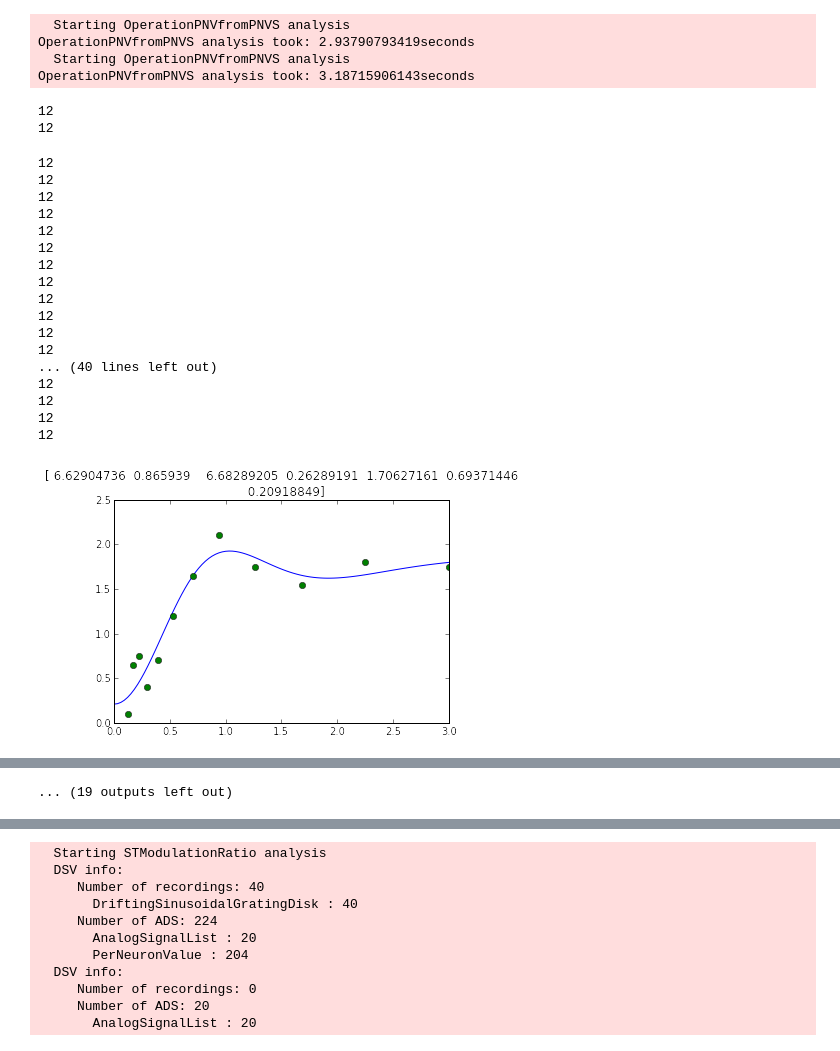
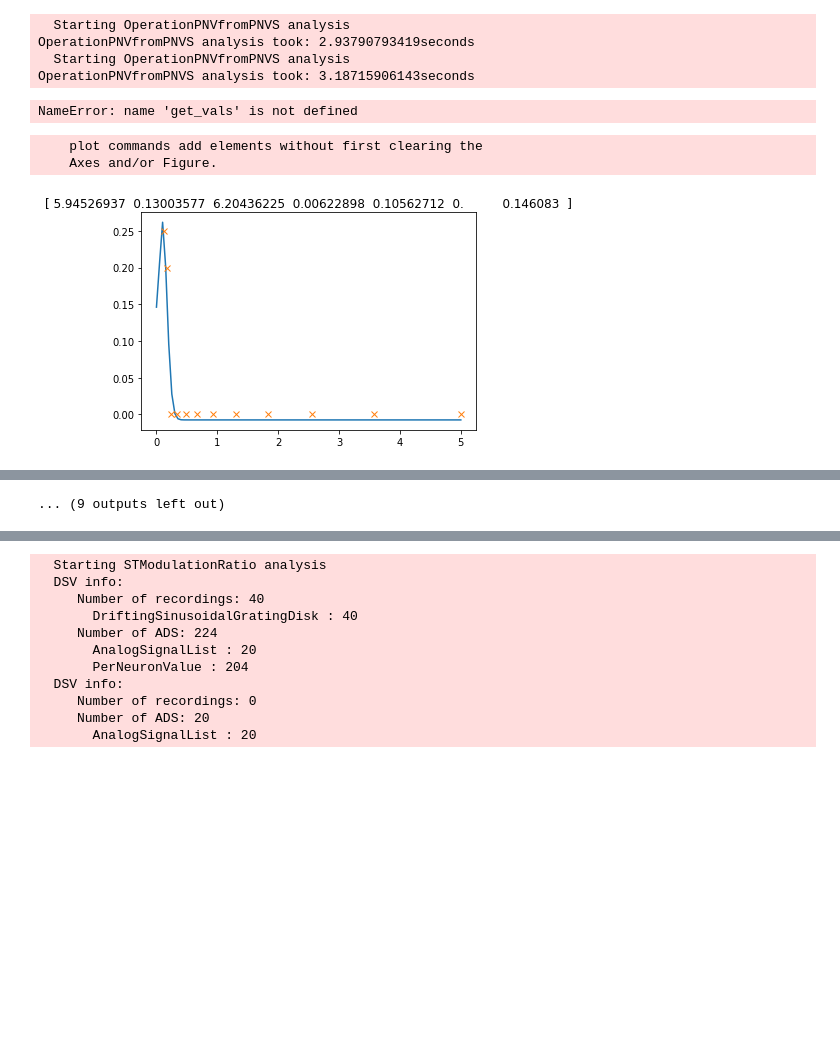
Before and after one commit to antolikjan/notebooks, a Jupyter notebook: size tuning.ipynb, the cells around one changed output, grey strips where cells are left out. Cells and saved outputs as stored; diff of their text form; code cells hidden in the pictures; blank space fills up the shorter version.

```diff
--- a/size tuning.ipynb
+++ b/size tuning.ipynb
@@ -4,9 +4,9 @@ import matplotlib.animation
 print matplotlib.animation.writers.list()
 print sys.path
 
-sys.path.insert(0,'/home/antolikjan/remote/cluster_UNIC/dev/pkg/mozaik/mozaik/')
-sys.path.insert(0,'/home/antolikjan/remote/cluster_UNIC/dev/pkg/mozaik/mozaik/contrib/')
-sys.path.insert(0,'/home/antolikjan/remote/cluster_UNIC/dev/pkg/mozaik/mozaik/contrib/PushPullCCLISSOMModelSSIzL23')
+sys.path.insert(0,'/home/antolikjan/projects/mozaikold/contrib/')
+#sys.path.insert(0,'/home/antolikjan/remote/cluster_UNIC/dev/pkg/mozaik/mozaik/contrib/')
+#sys.path.insert(0,'/home/antolikjan/remote/cluster_UNIC/dev/pkg/mozaik/mozaik/contrib/PushPullCCLISSOMModelSSIzL23')
 
 import numpy
 import mozaik
@@ -29,7 +29,9 @@ from mozaik.visualization.helper_functions import *
 
 setup_logging()
 
-data_store = PickledDataStore(load=True,parameters=ParameterSet({'root_directory':'/home/antolikjan/remote/cluster_UNIC/dev/pkg/mozaik/mozaik/contrib/New/20180714-191353[new_std_orf_large.defaults]CombinationParamSearch{13}/SelfSustainedPushPull_ParameterSearch_____sigma:1.2_base_weight:0.0014_size:0.17_K:1000_base_weight:0.0012_sigma:2.0_layer23_aff_ratio:0.25_tau_m:15.0_tau_syn_I:12.0_v_thresh:-54_density:2000_base_weight:0.0027_stdev:2.2','store_stimuli': False}),replace=True)
+#data_store = PickledDataStore(load=True,parameters=ParameterSet({'root_directory':'/home/antolikjan/DATA/LSV1M_FINAL/STC_SelfSustainedPushPull_ParameterSearch_____sigma:1.4_size:0.17_K:1000_base_weight:0.0005_tau_rec:30_base_weight:0.0009_tau_m:17.0_tau_syn_E:7.0_tau_syn_I:11.0_v_thresh:-53_density:1500_sx:4000_ExcInhAfferentRatio:1.0_base_weight:0.0021_stdev:2.2','store_stimuli': False}),replace=True)
+data_store = PickledDataStore(load=True,parameters=ParameterSet({'root_directory':'/home/jantolik/projects/mozaiknew/contrib/LSV1M_IDV/20200619-232048[param_large.defaults]CombinationParamSearch{14}/SelfSustainedPushPull_ParameterSearch_____arborization_scaler:1.0_arborization_constant:300_base_weight:0.0014_tau_rec:150_K:1480_tau_rec:10_base_weight:0.0009_tau_syn_E:7.5_tau_syn_I:13_density:600_sx:7000_base_weight:0.0021_tau_rec:15_stdev:1.5','store_stimuli': False}),replace=True)
+
 
 NeuronAnnotationsToPerNeuronValues(data_store,ParameterSet({})).analyse()
 analog_ids = param_filter_query(data_store,sheet_name="V1_Exc_L4").get_segments()[0].get_stored_esyn_ids()
@@ -81,8 +67,8 @@ spike_ids_inh23 = param_filter_query(data_store,sheet_name="V1_Inh_L2/3").get_se
 l4_exc_or = data_store.get_analysis_result(identifier='PerNeuronValue',value_name = 'LGNAfferentOrientation', sheet_name = 'V1_Exc_L4')[0]
 l23_exc_or = data_store.get_analysis_result(identifier='PerNeuronValue',value_name = 'LGNAfferentOrientation', sheet_name = 'V1_Exc_L2/3')[0]
 
-l4_exc_or_many = numpy.array(spike_ids)[numpy.nonzero(numpy.array([circular_dist(l4_exc_or.get_value_by_id(i),0,numpy.pi)  for i in spike_ids]) < 0.15)[0]]
-l23_exc_or_many = numpy.array(spike_ids23)[numpy.nonzero(numpy.array([circular_dist(l23_exc_or.get_value_by_id(i),0,numpy.pi)  for i in spike_ids23]) < 0.15)[0]]
+l4_exc_or_many = numpy.array(spike_ids)[numpy.nonzero(numpy.array([circular_dist(l4_exc_or.get_value_by_id(i),0,numpy.pi)  for i in spike_ids]) < 0.25)[0]]
+l23_exc_or_many = numpy.array(spike_ids23)[numpy.nonzero(numpy.array([circular_dist(l23_exc_or.get_value_by_id(i),0,numpy.pi)  for i in spike_ids23]) < 0.25)[0]]
 
 
 idx23 = data_store.get_sheet_indexes(sheet_name='V1_Exc_L2/3',neuron_ids=l23_exc_or_many)
@@ -90,12 +76,12 @@ idx4 = data_store.get_sheet_indexes(sheet_name='V1_Exc_L4',neuron_ids=l4_exc_or_
 
 x = data_store.get_neuron_postions()['V1_Exc_L4'][0][idx4]
 y = data_store.get_neuron_postions()['V1_Exc_L4'][1][idx4]
-center4 = l4_exc_or_many[numpy.nonzero(numpy.sqrt(numpy.multiply(x,x)+numpy.multiply(y,y)) < 0.15)[0]]
+center4 = l4_exc_or_many[numpy.nonzero(numpy.sqrt(numpy.multiply(x,x)+numpy.multiply(y,y)) < 0.25)[0]]
 #center4 = l4_exc_or_many[numpy.nonzero(numpy.logical_and(x<0.1 , y<0.1))[0]]
 x = data_store.get_neuron_postions()['V1_Exc_L2/3'][0][idx23]
 y = data_store.get_neuron_postions()['V1_Exc_L2/3'][1][idx23]
 #center23 = l23_exc_or_many[numpy.nonzero(numpy.logical_and(x<0.1 , y<0.1))[0]]
-center23 = l23_exc_or_many[numpy.nonzero(numpy.sqrt(numpy.multiply(x,x)+numpy.multiply(y,y)) < 0.15)[0]]
+center23 = l23_exc_or_many[numpy.nonzero(numpy.sqrt(numpy.multiply(x,x)+numpy.multiply(y,y)) < 0.25)[0]]
 
 analog_center4 = set(center4).intersection(analog_ids)
 analog_center23 = set(center23).intersection(analog_ids23)
@@ -508,7 +490,7 @@ def get_vals(dsv,neuron):
         st = [MozaikParametrized.idd(s.stimulus_id) for s in pnvs]
         tc_dict = colapse_to_dictionary([z.get_value_by_id(neuron) for z in pnvs],st,"radius")
 
-        rads = tc_dict.values()[0][0]
+        rads = tc_dict.values()[0][0]*2
         values = tc_dict.values()[0][1]
         a, b = zip(*sorted(zip(rads,values)))
         return numpy.array(a),numpy.array(b)
@@ -536,19 +518,17 @@ def _fitgaussian(X,Y):
               err.append(errfunc(r[0],numpy.array(X),numpy.array(Y)))
 
           res=res[numpy.argmin(err)]
-          #self.err = self.err+numpy.min(err)
-          x = numpy.linspace(0,3.0,100)
-          print len(X)
-          print len(Y)
+
+          x = numpy.linspace(0,X[-1],100)
 
           pylab.figure()
-          pylab.plot(x,fitfunc(res[0],x))
-          pylab.plot(X,Y,'o')
+          pylab.plot(x,fitfunc(res[0],x),'-')
+          pylab.hold('on')
+          pylab.plot(X,Y,'x')
           pylab.title(str(res[0]))
 
+
           return fitfunc(res[0],x)
-
-
 
 def size_tuning_measures(rads,values):
               crf_index  = numpy.argmax(values[:-1]-values[1:] > 0)
@@ -577,6 +557,7 @@ def size_tuning_measures(rads,values):
                   csi = 0
               return [crf_size,si,csi]
 
+
 #size,si, csi = zip(*[size_tuning_measures(numpy.linspace(0,3.0,100),_fitgaussian(*get_vals(queries.param_filter_query(data_store,identifier='PerNeuronValue',sheet_name='V1_Exc_L4',st_name='DriftingSinusoidalGratingDisk',value_name='x-y(F0_Exc_Cond,Mean(ECond))',st_contrast=100),neuron))) for neuron in analog_center4])
 #size1,si1, csi1 = zip(*[size_tuning_measures(numpy.linspace(0,3.0,100),_fitgaussian(*get_vals(queries.param_filter_query(data_store,identifier='PerNeuronValue',sheet_name='V1_Exc_L4',st_name='DriftingSinusoidalGratingDisk',value_name='x-y(F0_Inh_Cond,Mean(ICond))',st_contrast=100),neuron))) for neuron in analog_center4])
 #size2,si2, csi2 = zip(*[size_tuning_measures(numpy.linspace(0,3.0,100),_fitgaussian(*get_vals(queries.param_filter_query(data_store,identifier='PerNeuronValue',sheet_name='V1_Exc_L2/3',st_name='DriftingSinusoidalGratingDisk',value_name='x-y(F0_Exc_Cond,Mean(ECond))',st_contrast=100),neuron))) for neuron in [list(analog_center23)[-7]]])
@@ -584,26 +565,11 @@ def size_tuning_measures(rads,values):
 # %%
 selected_l4_neurons=[neuron for neuron in center4 if numpy.max(get_vals(queries.param_filter_query(data_store,identifier='PerNeuronValue',sheet_name='V1_Exc_L4',st_name='DriftingSinusoidalGratingDisk',analysis_algorithm='TrialAveragedFiringRate',st_contrast=100),neuron)) > 2.0]
 selected_l23_neurons=[neuron for neuron in center23 if numpy.max(get_vals(queries.param_filter_query(data_store,identifier='PerNeuronValue',sheet_name='V1_Exc_L2/3',st_name='DriftingSinusoidalGratingDisk',analysis_algorithm='TrialAveragedFiringRate',st_contrast=100),neuron)) > 2.0]
+# %% [output]
+NameError: name 'get_vals' is not defined
 # %%
-l4_lc_crf_size,l4_lc_si,l4_lc_csi = zip(*[size_tuning_measures(numpy.linspace(0,3.0,100),_fitgaussian(*get_vals(queries.param_filter_query(data_store,identifier='PerNeuronValue',sheet_name='V1_Exc_L4',st_name='DriftingSinusoidalGratingDisk',analysis_algorithm='TrialAveragedFiringRate',st_contrast=10),neuron))) for neuron in selected_l4_neurons[40:]])
+l4_lc_crf_size,l4_lc_si,l4_lc_csi = zip(*[size_tuning_measures(numpy.linspace(0,10.0,100),_fitgaussian(*get_vals(queries.param_filter_query(data_store,identifier='PerNeuronValue',sheet_name='V1_Exc_L4',st_name='DriftingSinusoidalGratingDisk',analysis_algorithm='TrialAveragedFiringRate',value_name='Firing rate',st_contrast=100),neuron))) for neuron in center4[:20]])
 # %% [output]
-12
-12
+    plot commands add elements without first clearing the
+    Axes and/or Figure.
-12
-12
-12
-12
-12
-12
-12
-12
-12
-12
-12
-12
-... (40 lines left out)
-12
-12
-12
-12
-[figure, old version]
+[figure, new version]
@@ -619 +584,0 @@ l4_lc_crf_size,l4_lc_si,l4_lc_csi = zip(*[size_tuning_measures(numpy.linspace(0,
-... (19 outputs left out)
@@ -619,0 +586 @@ l4_lc_crf_size,l4_lc_si,l4_lc_csi = zip(*[size_tuning_measures(numpy.linspace(0,
+... (9 outputs left out)
```
Also changed, not shown: parts of 19 cells of this notebook, 9 other files.
